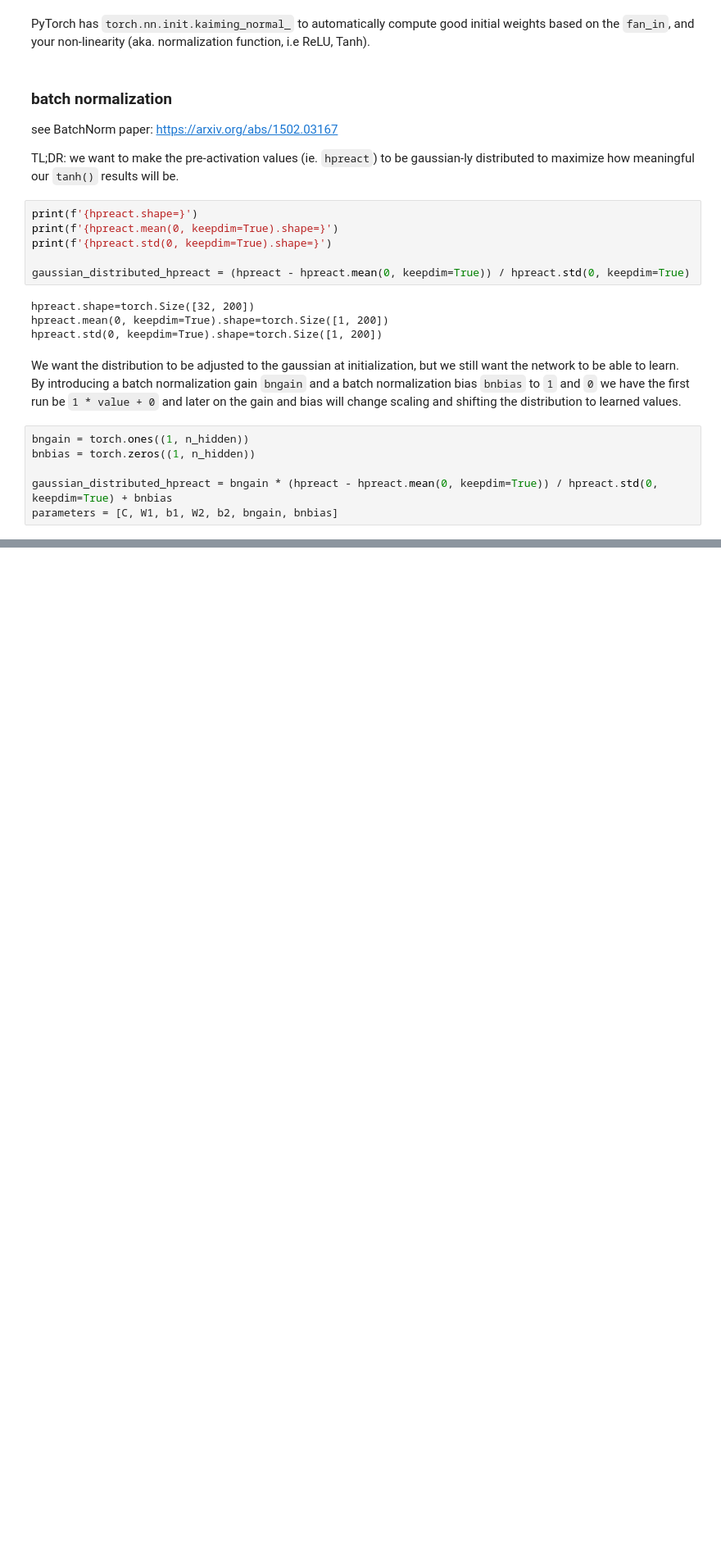
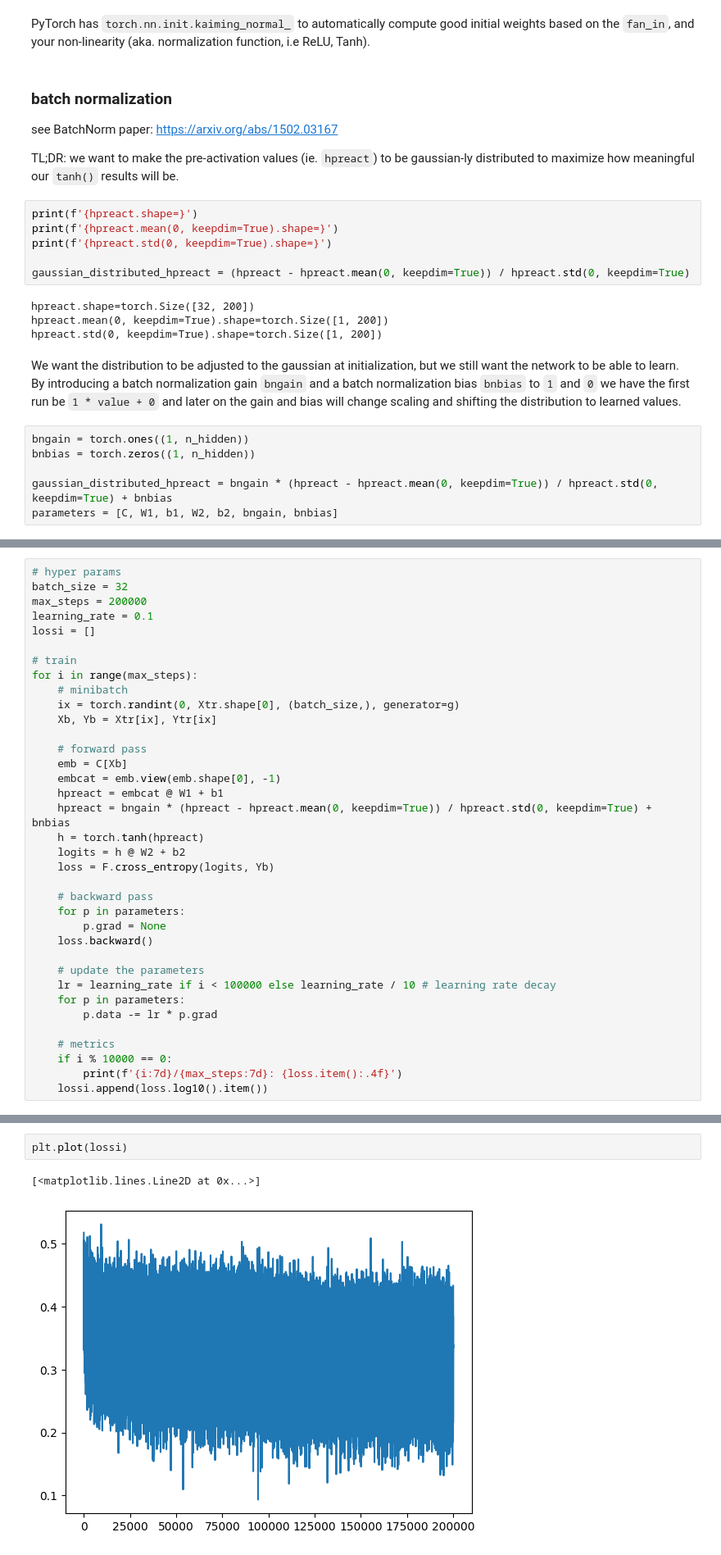
Before and after one commit to peluche/makemore, a Jupyter notebook: makemore3.ipynb, the cells around one changed output, grey strips where cells are left out. Shown at 82% size. Saved outputs shown, nothing was run; the diff lists cells and outputs as text; blank space fills up the shorter version.

```diff
--- a/makemore3.ipynb
+++ b/makemore3.ipynb
@@ -297,0 +341,36 @@ parameters = [C, W1, b1, W2, b2, bngain, bnbias]
+# %%
+# hyper params
+batch_size = 32
+max_steps = 200000
+learning_rate = 0.1
+lossi = []
+
+# train
+for i in range(max_steps):
+    # minibatch
+    ix = torch.randint(0, Xtr.shape[0], (batch_size,), generator=g)
+    Xb, Yb = Xtr[ix], Ytr[ix]
+
+    # forward pass
+    emb = C[Xb]
+    embcat = emb.view(emb.shape[0], -1)
+    hpreact = embcat @ W1 + b1
+    hpreact = bngain * (hpreact - hpreact.mean(0, keepdim=True)) / hpreact.std(0, keepdim=True) + bnbias
+    h = torch.tanh(hpreact)
+    logits = h @ W2 + b2
+    loss = F.cross_entropy(logits, Yb)
+
+    # backward pass
+    for p in parameters:
+        p.grad = None
+    loss.backward()
+
+    # update the parameters
+    lr = learning_rate if i < 100000 else learning_rate / 10 # learning rate decay
+    for p in parameters:
+        p.data -= lr * p.grad
+
+    # metrics
+    if i % 10000 == 0:
+        print(f'{i:7d}/{max_steps:7d}: {loss.item():.4f}')
+    lossi.append(loss.log10().item())
@@ -297,0 +398,5 @@ parameters = [C, W1, b1, W2, b2, bngain, bnbias]
+# %%
+plt.plot(lossi)
+# %% [output]
+[<matplotlib.lines.Line2D at 0x...>]
+[figure, added]
```
Also changed, not shown: parts of 6 cells of this notebook.
